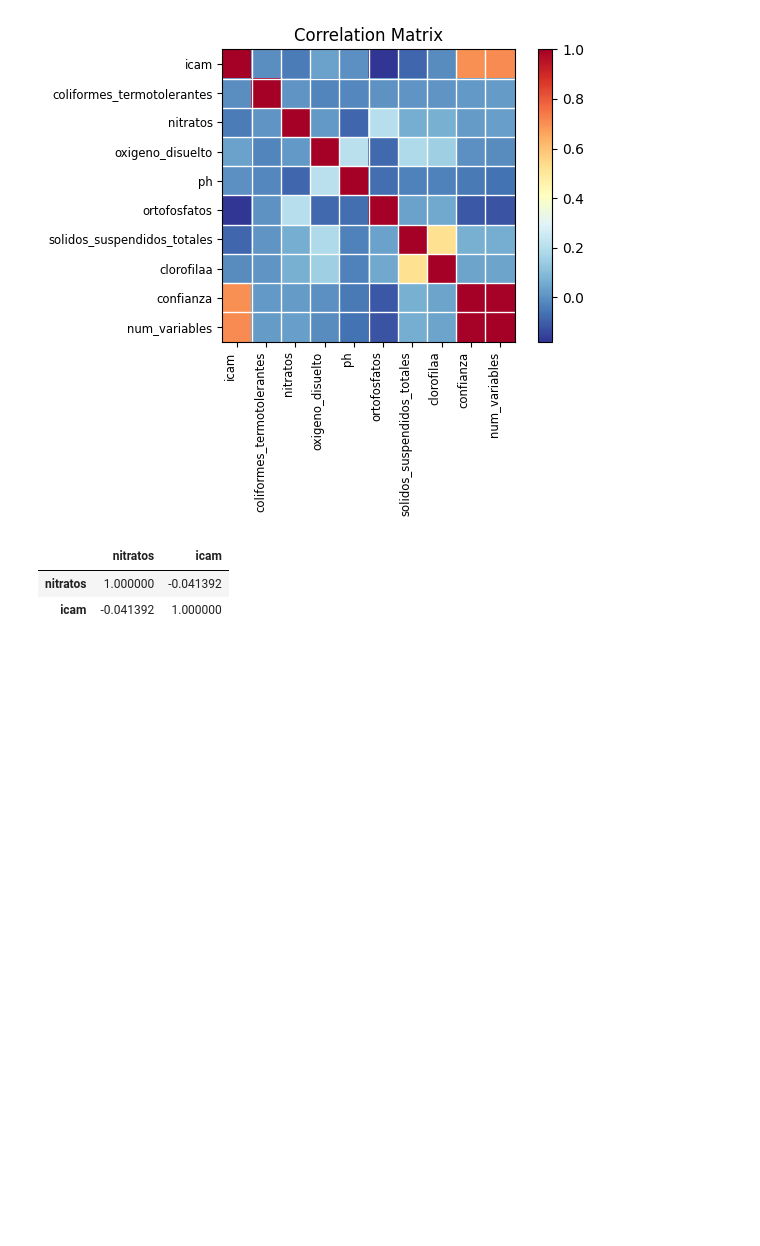
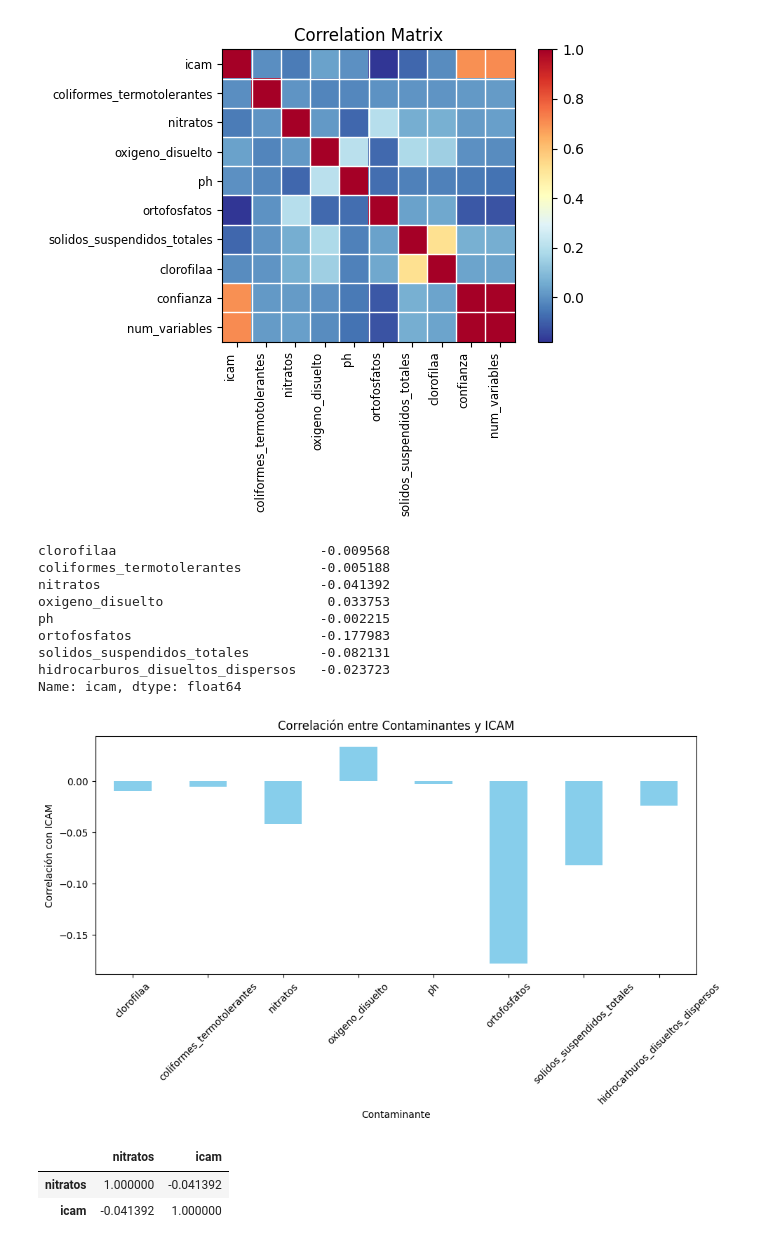
Before and after one commit to catago16/proyectoICAM, a Jupyter notebook: limpieza.ipynb, the cells around one changed output. Cells and saved outputs as stored; diff of their text form; code cells hidden in the pictures; blank space fills up the shorter version.

```diff
--- a/limpieza.ipynb
+++ b/limpieza.ipynb
@@ -747,6 +776,50 @@ plt.xticks(rotation=90)
 plt.show()
 # %% [output]
 [figure]
+# %%
+# Lista de contaminantes cuantitativos
+contaminantes = [
+    'clorofilaa', 'coliformes_termotolerantes', 'nitratos',
+    'oxigeno_disuelto', 'ph', 'ortofosfatos', 'solidos_suspendidos_totales',
+    'hidrocarburos_disueltos_dispersos'
+]
+
+# Asegúrate de que los valores sean numéricos (por si hay strings o errores de lectura)
+icam[contaminantes + ['icam']] = icam[contaminantes + ['icam']].apply(pd.to_numeric, errors='coerce')
+
+# Calcular la matriz de correlación entre contaminantes y 'icam'
+correlaciones_icam = icam[contaminantes + ['icam']].corr()
+
+# Mostrar solo la fila de 'icam' para ver su relación con cada contaminante
+print(correlaciones_icam.loc['icam'].drop('icam'))
+
+# Obtener solo la fila de 'icam' para ver su relación con cada contaminante
+correlaciones_icam_fila = correlaciones_icam.loc['icam'].drop('icam')
+
+# Graficar las correlaciones
+plt.figure(figsize=(10, 6))
+correlaciones_icam_fila.plot(kind='bar', color='skyblue')
+
+# Personalizar el gráfico
+plt.title('Correlación entre Contaminantes y ICAM')
+plt.xlabel('Contaminante')
+plt.ylabel('Correlación con ICAM')
+plt.xticks(rotation=45)  # Rotar etiquetas de los contaminantes
+plt.tight_layout()
+
+# Mostrar el gráfico
+plt.show()
+# %% [output]
+clorofilaa                          -0.009568
+coliformes_termotolerantes          -0.005188
+nitratos                            -0.041392
+oxigeno_disuelto                     0.033753
+ph                                  -0.002215
+ortofosfatos                        -0.177983
+solidos_suspendidos_totales         -0.082131
+hidrocarburos_disueltos_dispersos   -0.023723
+Name: icam, dtype: float64
+[figure, added]
 # %%
 icam[['nitratos', 'icam']].corr()
 # %% [output]
```
Also changed, not shown: parts of 4 cells of this notebook.
